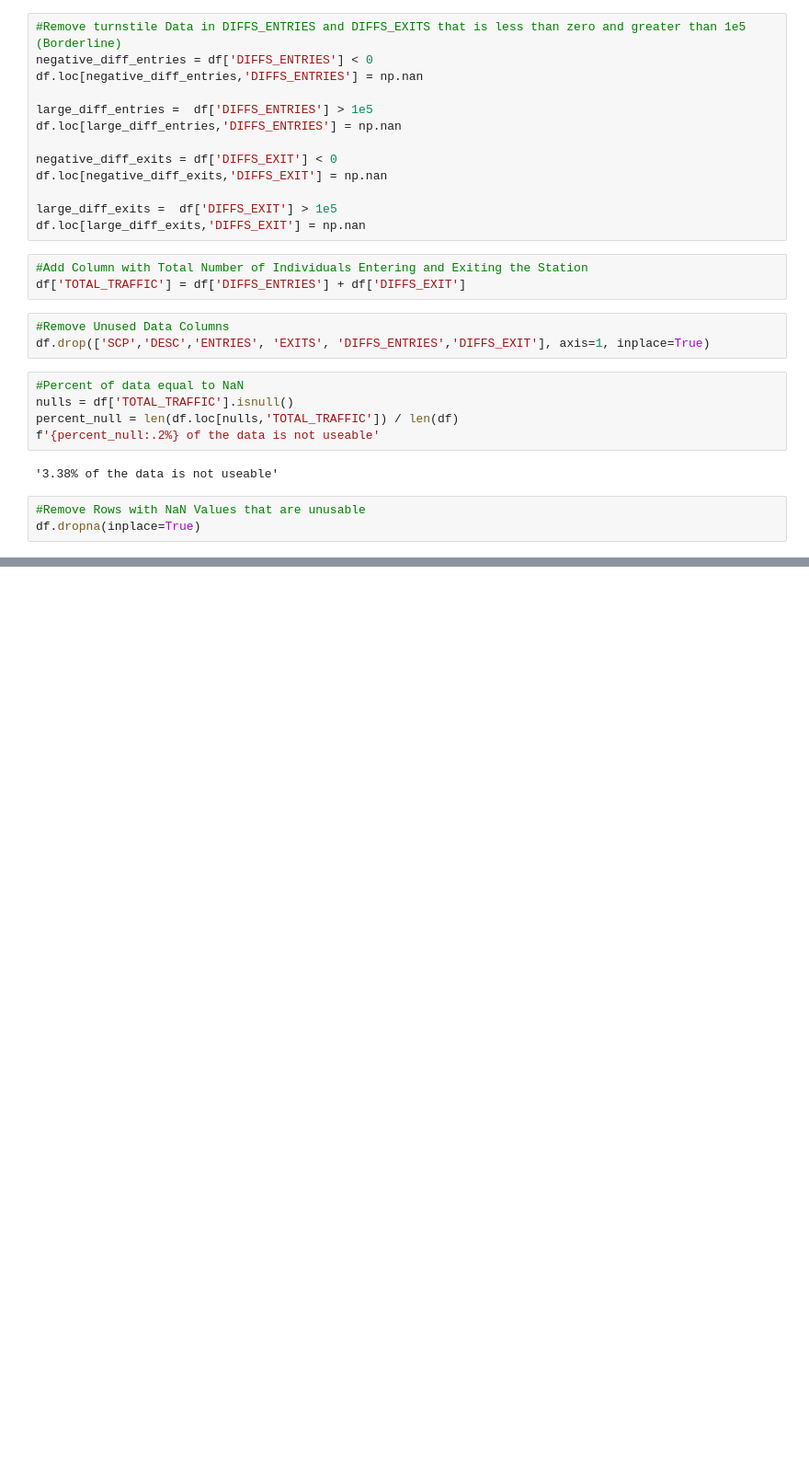
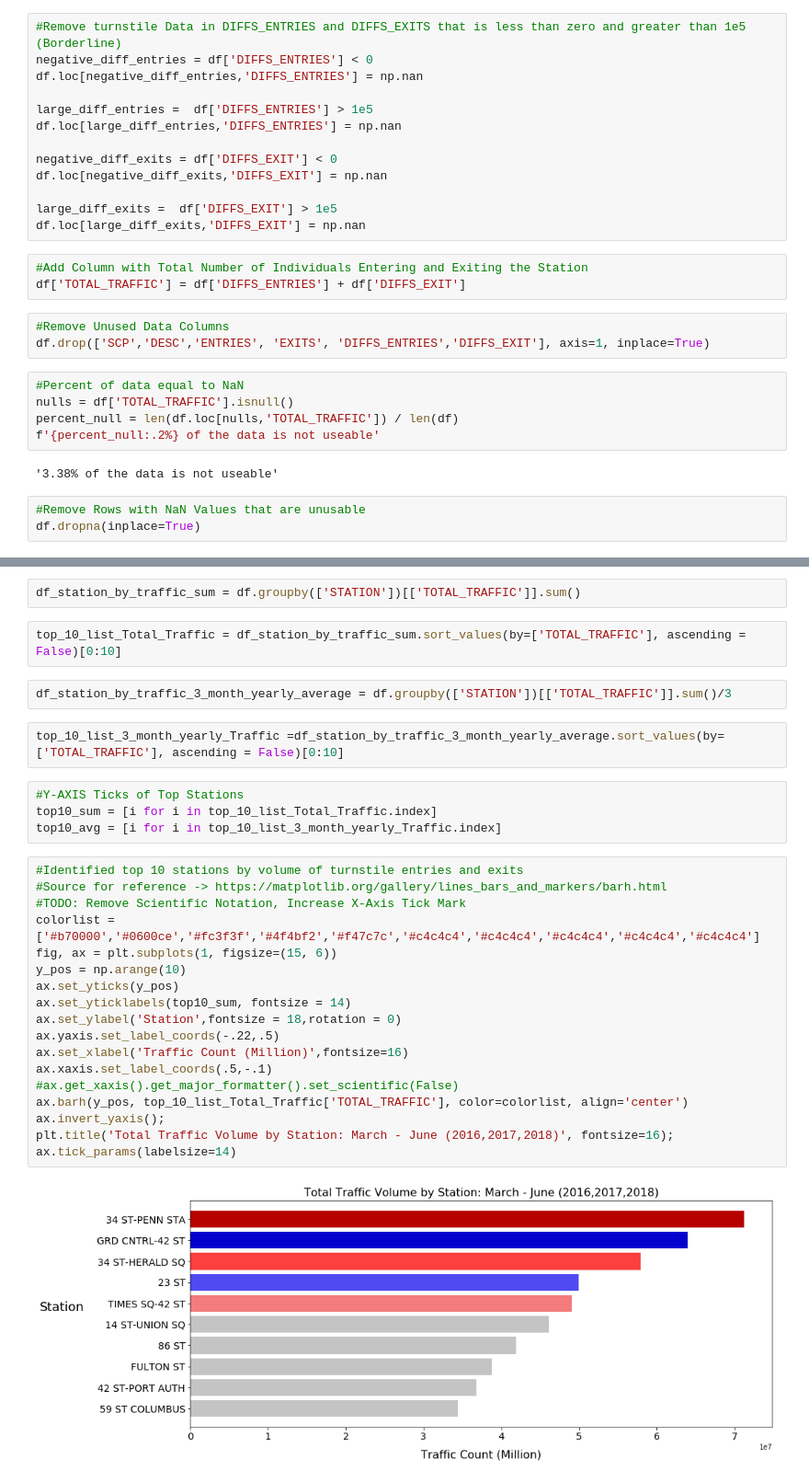
Before and after one commit to MohammadBakir/Project-Benson, a Jupyter notebook: Project Benson.ipynb, the cells around one changed output, grey strips where cells are left out. Shown at 92% size. Saved outputs shown, nothing was run; the diff lists cells and outputs as text; blank space fills up the shorter version.

Commit message:
Added Plots

```diff
--- a/Project Benson.ipynb
+++ b/Project Benson.ipynb
@@ -146,0 +135,32 @@ array([datetime.time(15, 0), datetime.time(19, 0), datetime.time(23, 0),
+# %%
+df_station_by_traffic_sum = df.groupby(['STATION'])[['TOTAL_TRAFFIC']].sum()
+# %%
+top_10_list_Total_Traffic = df_station_by_traffic_sum.sort_values(by=['TOTAL_TRAFFIC'], ascending = False)[0:10]
+# %%
+df_station_by_traffic_3_month_yearly_average = df.groupby(['STATION'])[['TOTAL_TRAFFIC']].sum()/3
+# %%
+top_10_list_3_month_yearly_Traffic =df_station_by_traffic_3_month_yearly_average.sort_values(by=['TOTAL_TRAFFIC'], ascending = False)[0:10]
+# %%
+#Y-AXIS Ticks of Top Stations
+top10_sum = [i for i in top_10_list_Total_Traffic.index]
+top10_avg = [i for i in top_10_list_3_month_yearly_Traffic.index]
+# %%
+#Identified top 10 stations by volume of turnstile entries and exits
+#Source for reference -> https://matplotlib.org/gallery/lines_bars_and_markers/barh.html
+#TODO: Remove Scientific Notation, Increase X-Axis Tick Mark
+colorlist = ['#b70000','#0600ce','#fc3f3f','#4f4bf2','#f47c7c','#c4c4c4','#c4c4c4','#c4c4c4','#c4c4c4','#c4c4c4']
+fig, ax = plt.subplots(1, figsize=(15, 6))
+y_pos = np.arange(10)
+ax.set_yticks(y_pos)
+ax.set_yticklabels(top10_sum, fontsize = 14)
+ax.set_ylabel('Station',fontsize = 18,rotation = 0)
+ax.yaxis.set_label_coords(-.22,.5)
+ax.set_xlabel('Traffic Count (Million)',fontsize=16)
+ax.xaxis.set_label_coords(.5,-.1)
+#ax.get_xaxis().get_major_formatter().set_scientific(False)
+ax.barh(y_pos, top_10_list_Total_Traffic['TOTAL_TRAFFIC'], color=colorlist, align='center')
+ax.invert_yaxis();
+plt.title('Total Traffic Volume by Station: March - June (2016,2017,2018)', fontsize=16);
+ax.tick_params(labelsize=14)
+# %% [output]
+[figure, added]
```
Also changed, not shown: parts of 7 cells of this notebook.
